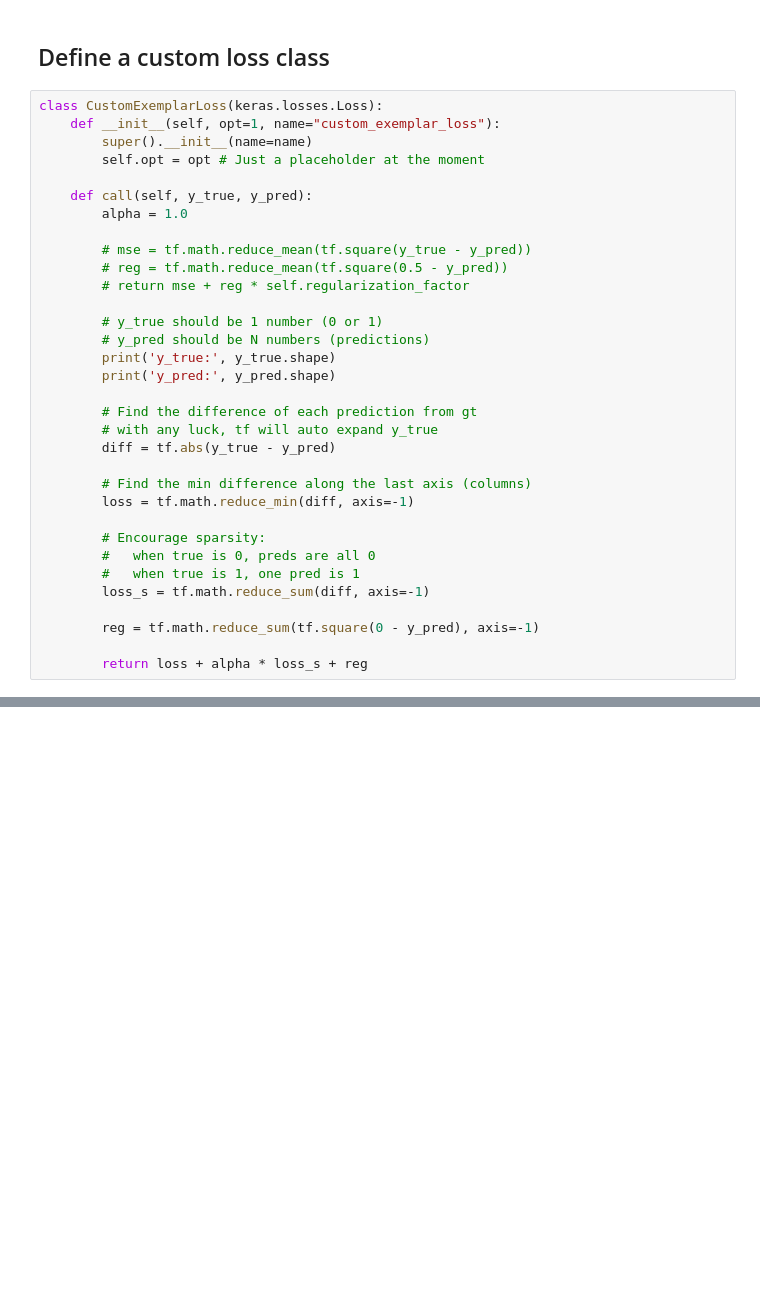
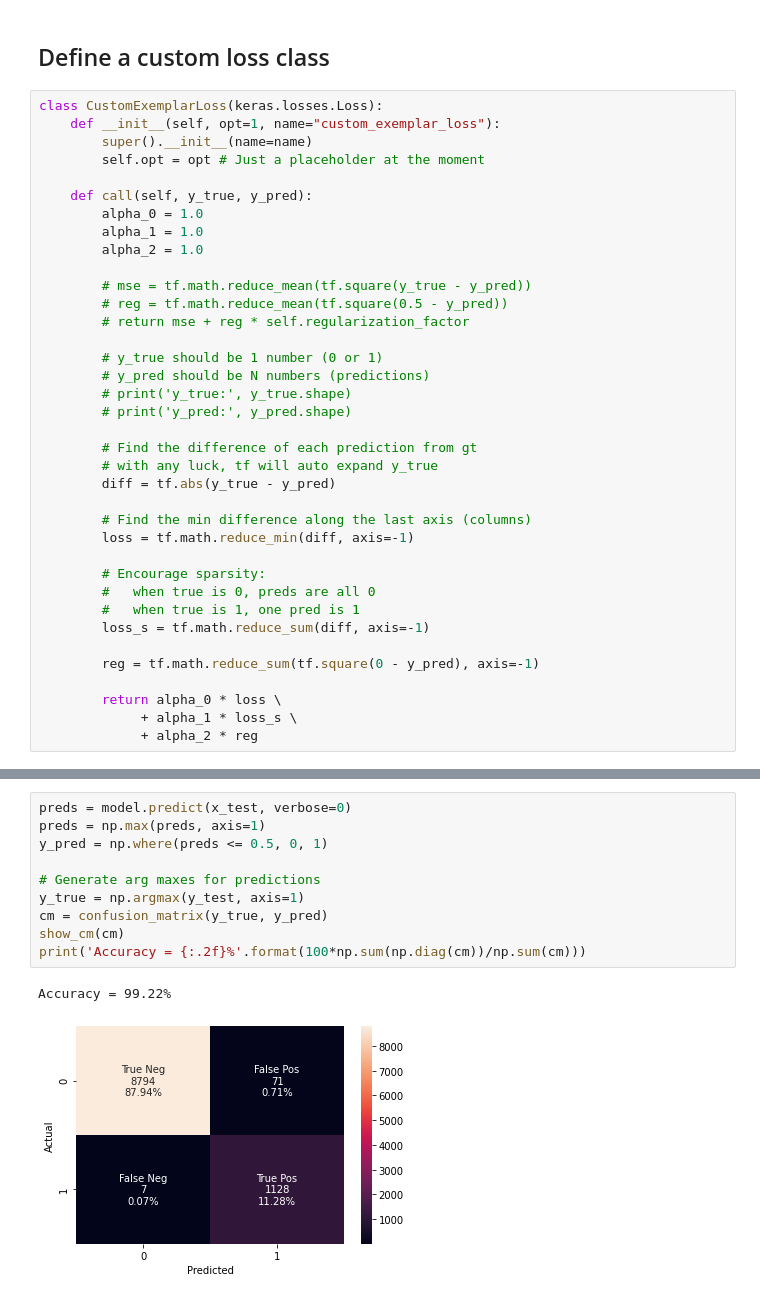
Before and after one commit to scottspurlock/noisy_labels, a Jupyter notebook: classification_noisy_labels.ipynb, the cells around one changed output, grey strips where cells are left out. Cells and saved outputs as stored; diff of their text form; blank space fills up the shorter version.

```diff
--- a/classification_noisy_labels.ipynb
+++ b/classification_noisy_labels.ipynb
@@ -265,7 +289,9 @@ class CustomExemplarLoss(keras.losses.Loss):
         self.opt = opt # Just a placeholder at the moment
 
     def call(self, y_true, y_pred):
-        alpha = 1.0
+        alpha_0 = 1.0
+        alpha_1 = 1.0
+        alpha_2 = 1.0
 
         # mse = tf.math.reduce_mean(tf.square(y_true - y_pred))
         # reg = tf.math.reduce_mean(tf.square(0.5 - y_pred))
@@ -273,8 +299,8 @@ class CustomExemplarLoss(keras.losses.Loss):
 
         # y_true should be 1 number (0 or 1)
         # y_pred should be N numbers (predictions)
-        print('y_true:', y_true.shape)
-        print('y_pred:', y_pred.shape)
+        # print('y_true:', y_true.shape)
+        # print('y_pred:', y_pred.shape)
 
         # Find the difference of each prediction from gt
         # with any luck, tf will auto expand y_true
@@ -290,7 +316,9 @@ class CustomExemplarLoss(keras.losses.Loss):
 
         reg = tf.math.reduce_sum(tf.square(0 - y_pred), axis=-1)
 
-        return loss + alpha * loss_s + reg
+        return alpha_0 * loss \
+             + alpha_1 * loss_s \
+             + alpha_2 * reg
 # %%
 model.compile(optimizer=keras.optimizers.Adam(), loss=CustomExemplarLoss(), metrics=["accuracy"])
 batch_size = 128
@@ -317,3 +334,16 @@ Epoch 5/5
+# %%
+preds = model.predict(x_test, verbose=0)
+preds = np.max(preds, axis=1)
+y_pred = np.where(preds <= 0.5, 0, 1)
+
+# Generate arg maxes for predictions
+y_true = np.argmax(y_test, axis=1)
+cm = confusion_matrix(y_true, y_pred)
+show_cm(cm)
+print('Accuracy = {:.2f}%'.format(100*np.sum(np.diag(cm))/np.sum(cm)))
+# %% [output]
+Accuracy = 99.22%
+[figure, added]
 # %% [markdown]
 ## Show some results
 Ideally, outputs are all close to zero when true label is 0, and one output is close to 1 when true label is 1.
```
Also changed, not shown: parts of 27 cells of this notebook.
